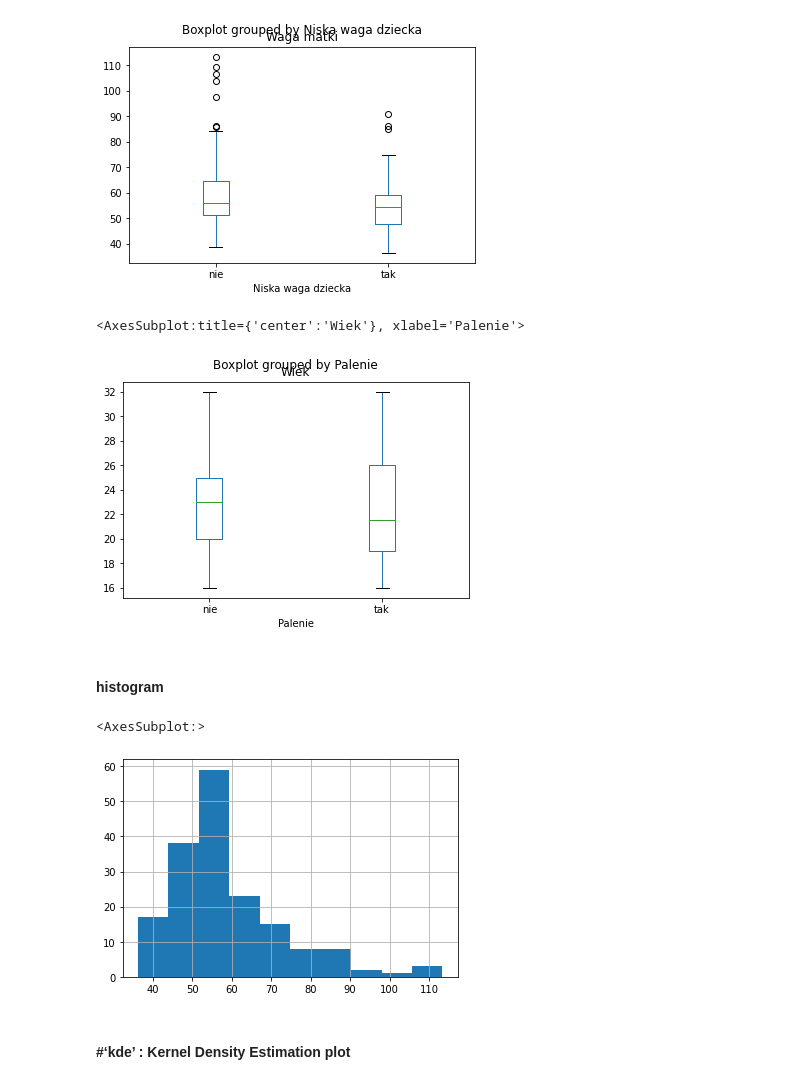
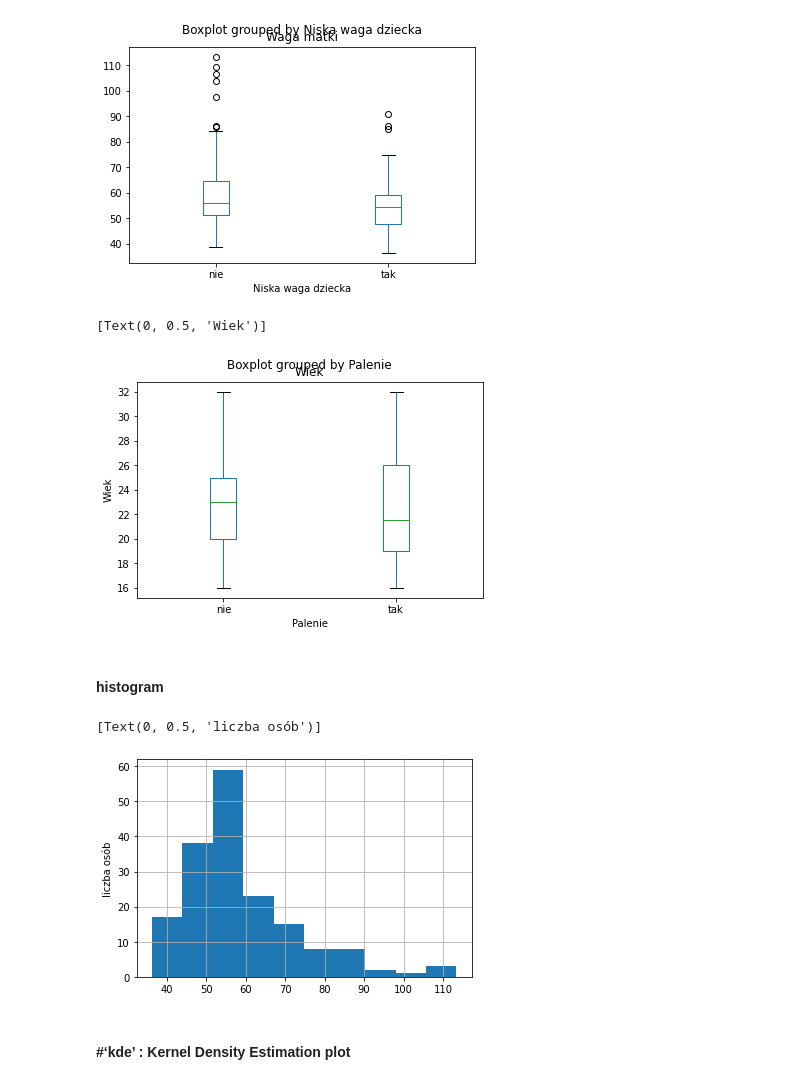
Before and after one commit to AgnesGru/Statistics_in_Python, a Jupyter notebook: Data Analysis.ipynb, the cells around one changed output. Saved outputs shown, nothing was run; the diff lists cells and outputs as text; code cells hidden in the pictures.

```diff
--- a/Data Analysis.ipynb
+++ b/Data Analysis.ipynb
@@ -343,17 +344,19 @@ df.boxplot(column = "Waga matki", by = "Niska waga dziecka", grid = False)
 <AxesSubplot:title={'center':'Waga matki'}, xlabel='Niska waga dziecka'>
 [figure]
 # %%
-df.boxplot(column = "Wiek", by = "Palenie", grid = False)
+ax = df.boxplot(column = "Wiek", by = "Palenie", grid = False)
+ax.set(ylabel = "Wiek")
 # %% [output]
-<AxesSubplot:title={'center':'Wiek'}, xlabel='Palenie'>
+[Text(0, 0.5, 'Wiek')]
-[figure, old version]
+[figure, new version]
 # %% [markdown]
 #### histogram
 # %%
-df['Waga matki'].hist(bins=10)
+ax = df['Waga matki'].hist(bins=10)
+ax.set(ylabel = "liczba osób")
 # %% [output]
-<AxesSubplot:>
+[Text(0, 0.5, 'liczba osób')]
-[figure, old version]
+[figure, new version]
 # %% [markdown]
 #### #‘kde’ : Kernel Density Estimation plot
 # %%
```
Also changed, not shown: parts of 15 cells of this notebook.
